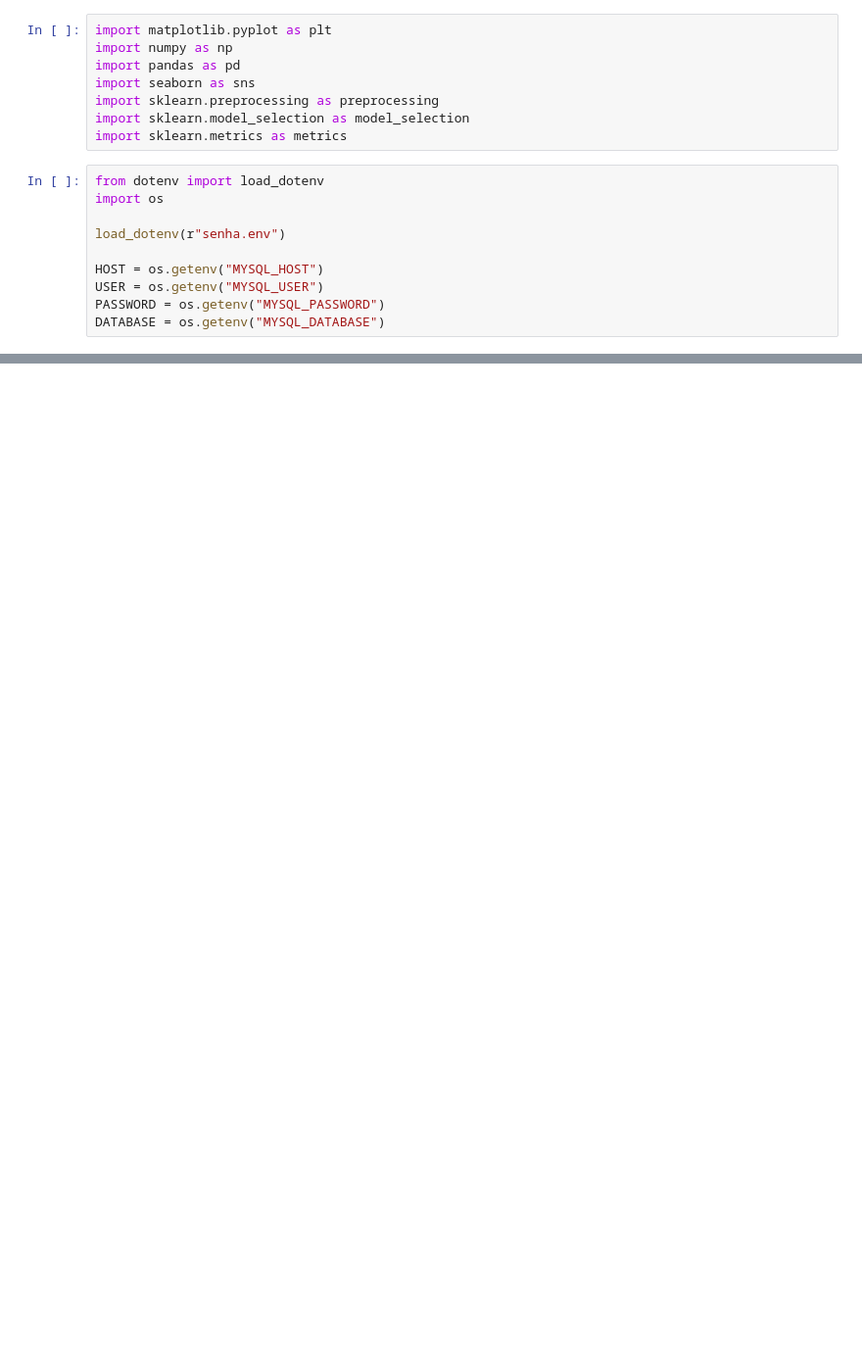
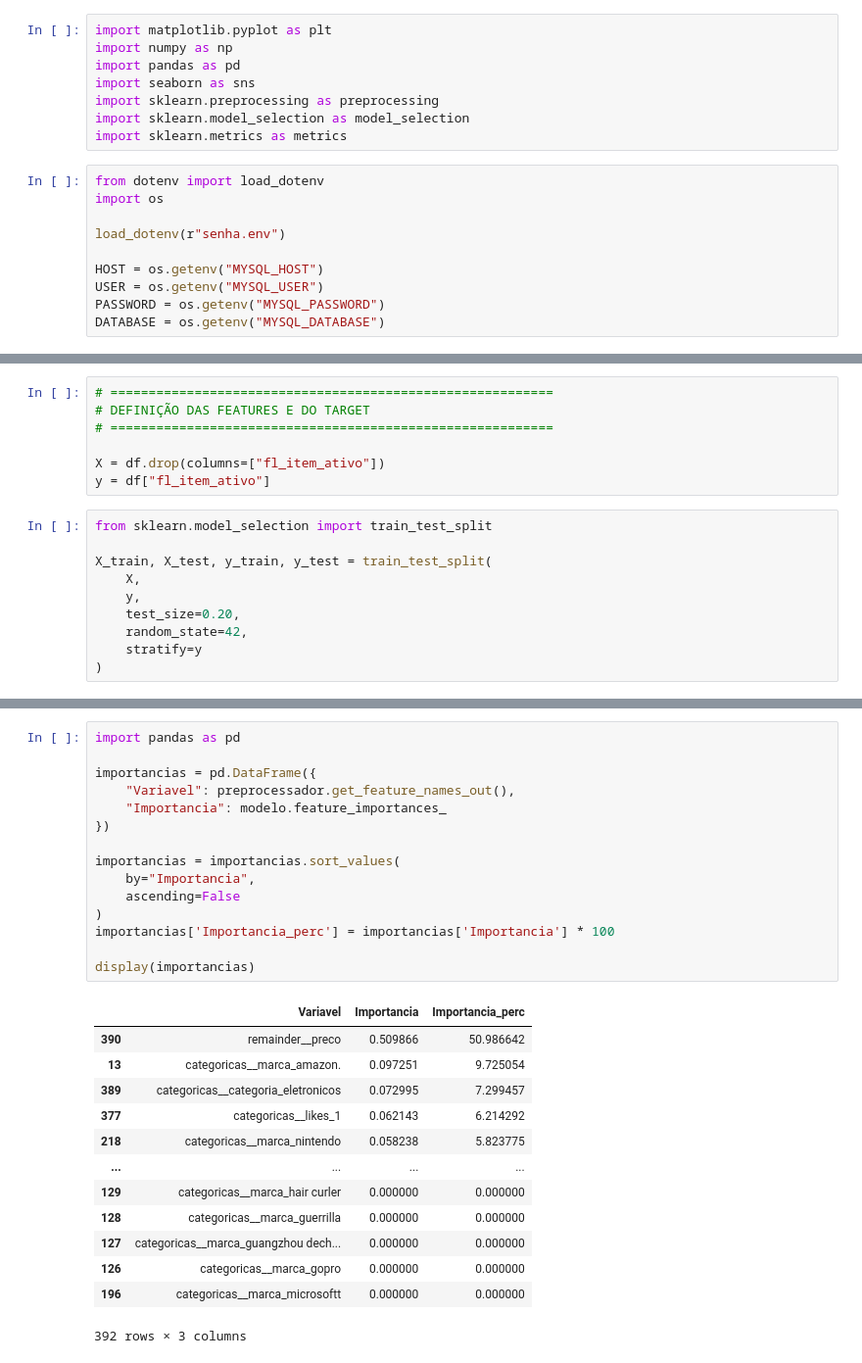
Before and after one commit to JonathanAlvesNogueira/Project-Enjoeei, a Jupyter notebook: ML_analise.ipynb, the cells around one changed output, grey strips where cells are left out. Shown at 98% size. Saved outputs shown, nothing was run; the diff lists cells and outputs as text; blank space fills up the shorter version.

Commit message:
feat: teste modelo (classe desbalanceada

```diff
--- a/ML_analise.ipynb
+++ b/ML_analise.ipynb
@@ -91,0 +139,17 @@ pd.pivot_table(
+# %%
+# ==========================================================
+# DEFINIÇÃO DAS FEATURES E DO TARGET
+# ==========================================================
+
+X = df.drop(columns=["fl_item_ativo"])
+y = df["fl_item_ativo"]
+# %%
+from sklearn.model_selection import train_test_split
+
+X_train, X_test, y_train, y_test = train_test_split(
+    X,
+    y,
+    test_size=0.20,
+    random_state=42,
+    stratify=y
+)
@@ -91,0 +312,29 @@ pd.pivot_table(
+# %%
+import pandas as pd
+
+importancias = pd.DataFrame({
+    "Variavel": preprocessador.get_feature_names_out(),
+    "Importancia": modelo.feature_importances_
+})
+
+importancias = importancias.sort_values(
+    by="Importancia",
+    ascending=False
+)
+importancias['Importancia_perc'] = importancias['Importancia'] * 100
+
+display(importancias)
+# %% [output]
+|  | Variavel | Importancia | Importancia_perc |
+| 390 | remainder__preco | 0.509866 | 50.986642 |
+| 13 | categoricas__marca_amazon. | 0.097251 | 9.725054 |
+| 389 | categoricas__categoria_eletronicos | 0.072995 | 7.299457 |
+| 377 | categoricas__likes_1 | 0.062143 | 6.214292 |
+| 218 | categoricas__marca_nintendo | 0.058238 | 5.823775 |
+| ... | ... | ... | ... |
+| 129 | categoricas__marca_hair curler | 0.000000 | 0.000000 |
+| 128 | categoricas__marca_guerrilla | 0.000000 | 0.000000 |
+| 127 | categoricas__marca_guangzhou dech... | 0.000000 | 0.000000 |
+| 126 | categoricas__marca_gopro | 0.000000 | 0.000000 |
+| 196 | categoricas__marca_microsoftt | 0.000000 | 0.000000 |
+392 rows × 3 columns
```
Also changed, not shown: parts of 10 cells of this notebook, 2 other files.
